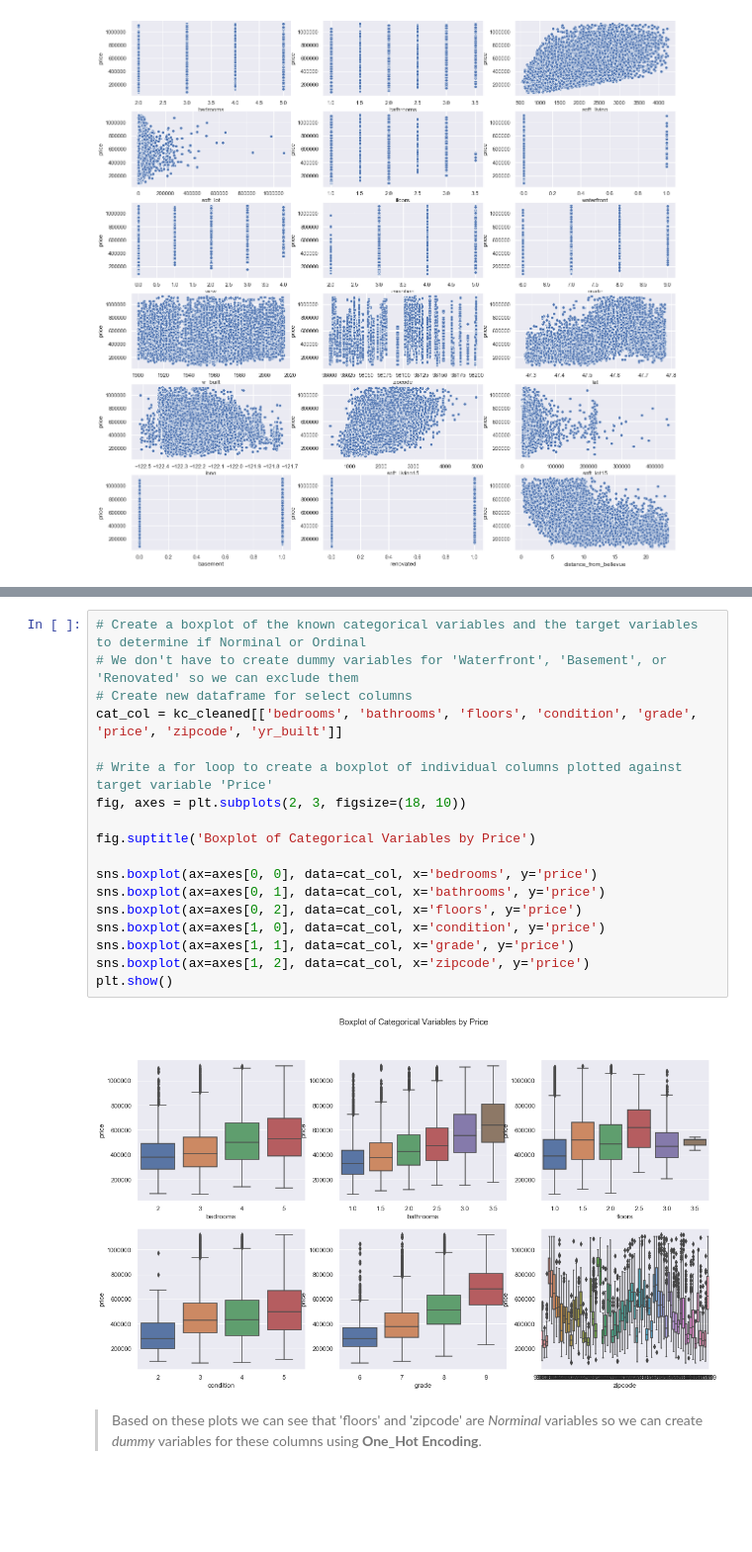
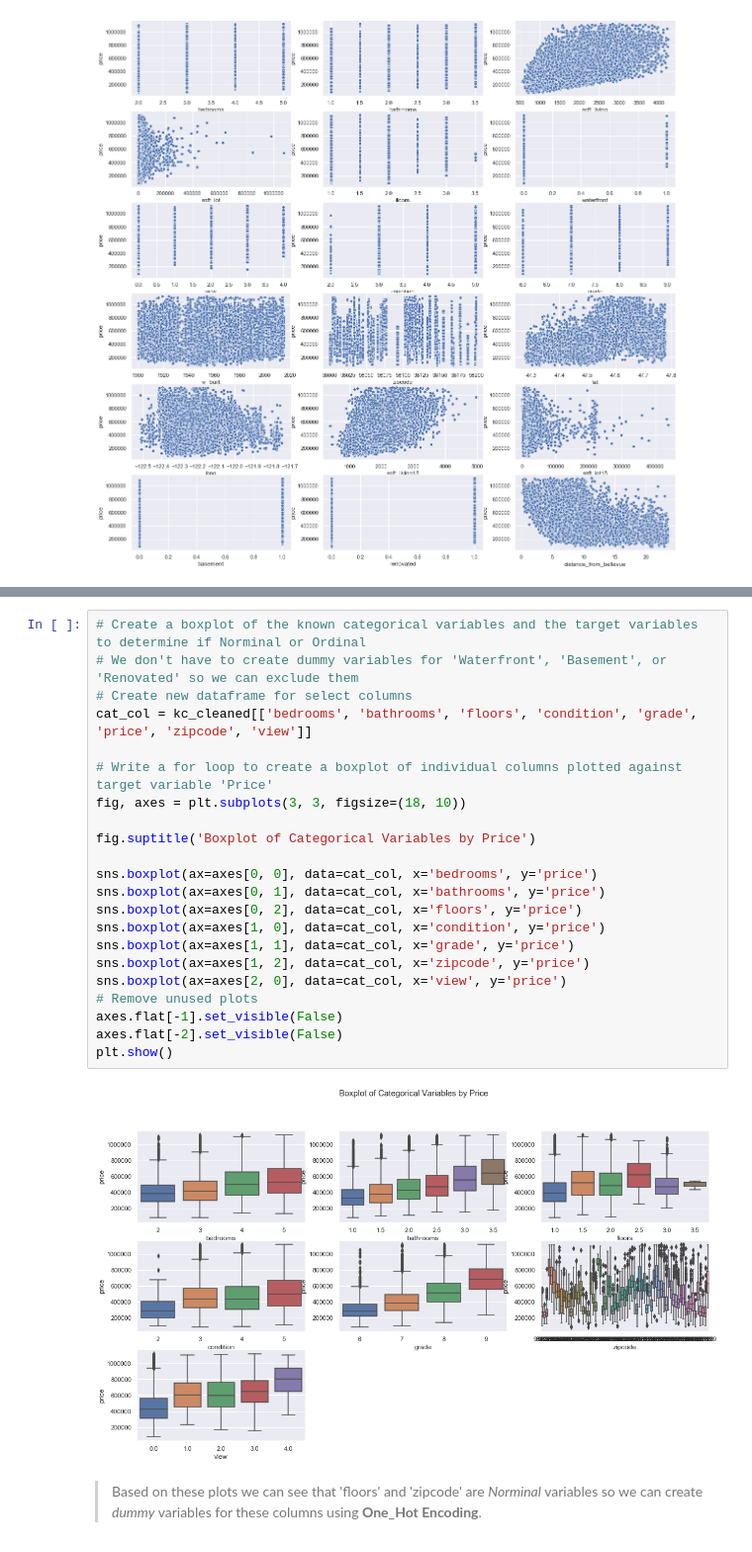
Before and after one commit to Princess-1/2_Module_Project, a Jupyter notebook: EDA.ipynb, the cells around one changed output, grey strips where cells are left out. Shown at 99% size. Cells and saved outputs as stored; diff of their text form; blank space fills up the shorter version.

```diff
--- a/EDA.ipynb
+++ b/EDA.ipynb
@@ -485,23 +498,27 @@ The next step would be to create *Dummy Variables* for the _Categorical_ predict
 # %%
 # Create a boxplot of the known categorical variables and the target variables to determine if Norminal or Ordinal
 # We don't have to create dummy variables for 'Waterfront', 'Basement', or 'Renovated' so we can exclude them
 # Create new dataframe for select columns
-cat_col = kc_cleaned[['bedrooms', 'bathrooms', 'floors', 'condition', 'grade', 'price', 'zipcode', 'yr_built']]
+cat_col = kc_cleaned[['bedrooms', 'bathrooms', 'floors', 'condition', 'grade', 'price', 'zipcode', 'view']]
 
 # Write a for loop to create a boxplot of individual columns plotted against target variable 'Price'
-fig, axes = plt.subplots(2, 3, figsize=(18, 10))
+fig, axes = plt.subplots(3, 3, figsize=(18, 10))
 
 fig.suptitle('Boxplot of Categorical Variables by Price')
 
 sns.boxplot(ax=axes[0, 0], data=cat_col, x='bedrooms', y='price')
 sns.boxplot(ax=axes[0, 1], data=cat_col, x='bathrooms', y='price')
 sns.boxplot(ax=axes[0, 2], data=cat_col, x='floors', y='price')
 sns.boxplot(ax=axes[1, 0], data=cat_col, x='condition', y='price')
 sns.boxplot(ax=axes[1, 1], data=cat_col, x='grade', y='price')
 sns.boxplot(ax=axes[1, 2], data=cat_col, x='zipcode', y='price')
+sns.boxplot(ax=axes[2, 0], data=cat_col, x='view', y='price')
+# Remove unused plots
+axes.flat[-1].set_visible(False)
+axes.flat[-2].set_visible(False)
 plt.show()
 # %% [output]
-[figure, old version]
+[figure, new version]
 # %% [markdown]
 > Based on these plots we can see that 'floors' and 'zipcode' are _Norminal_ variables so we can create _dummy_ variables for these columns using **One_Hot Encoding**.
 # %%
```
Also changed, not shown: parts of 10 cells of this notebook, 18 other files.
